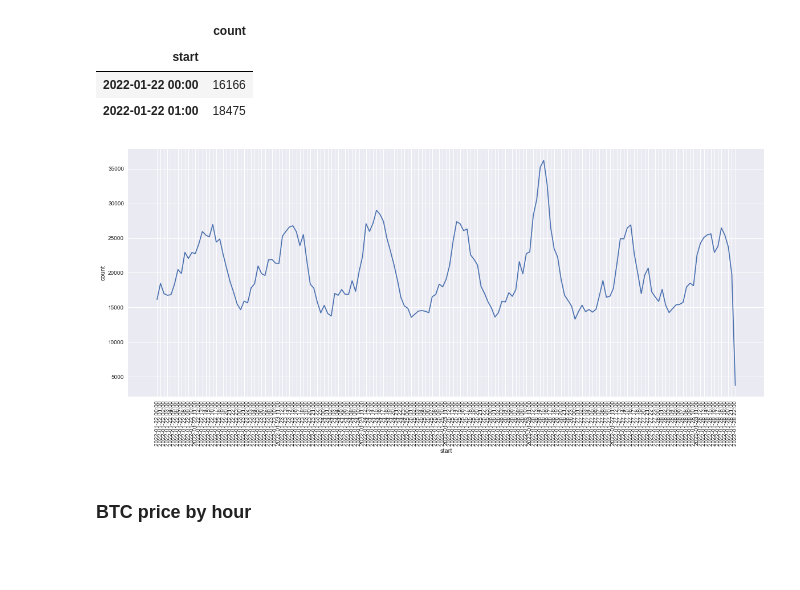
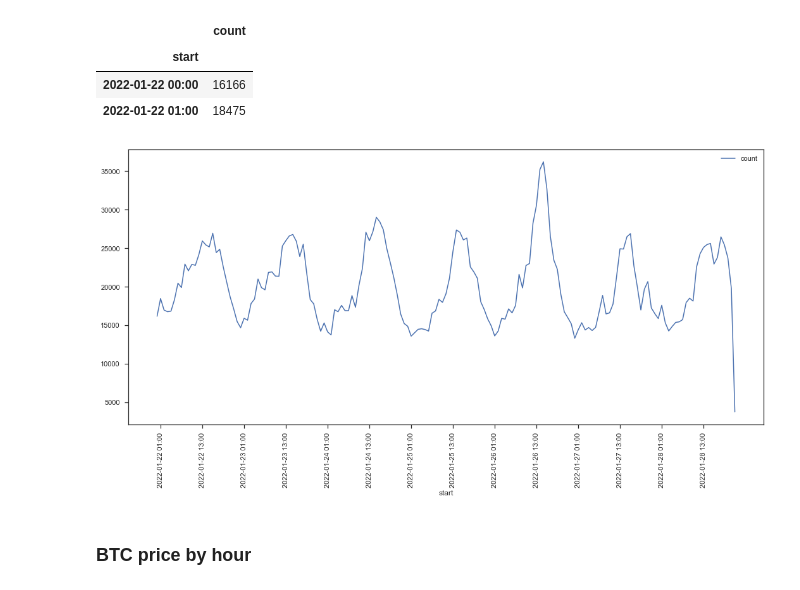
Before and after one commit to szafranskifilip/bitcoin_sentiment_analysis, a Jupyter notebook: EDA.ipynb, the cells around one changed output. Drawn from its saved outputs; the diff is of its cells as text; code cells hidden in the pictures; blank space fills up the shorter version.

```diff
--- a/EDA.ipynb
+++ b/EDA.ipynb
@@ -60,12 +65,15 @@ df_counts.head(2)
 | start |  |
 | 2022-01-22 00:00 | 16166 |
 | 2022-01-22 01:00 | 18475 |
-# %%
-plt.figure(figsize=(20,8))
-ax = sns.lineplot(data=df_counts, x="start", y="count")
-ax.tick_params(axis='x', rotation=90);
-# %% [output]
-[figure, removed]
+# %%
+sns.set_style("ticks")
+sns.set_context("notebook")
+plt.figure(figsize=(18, 8))
+ax = sns.lineplot(data=df_counts)
+ax.set_xticks(ax.get_xticks()[1::12])
+ax.tick_params(axis='x', rotation=90);
+# %% [output]
+[figure, added]
 # %% [markdown]
 ### BTC price by hour
 # %%
```
Also changed, not shown: parts of 31 cells of this notebook, 5 other files.
